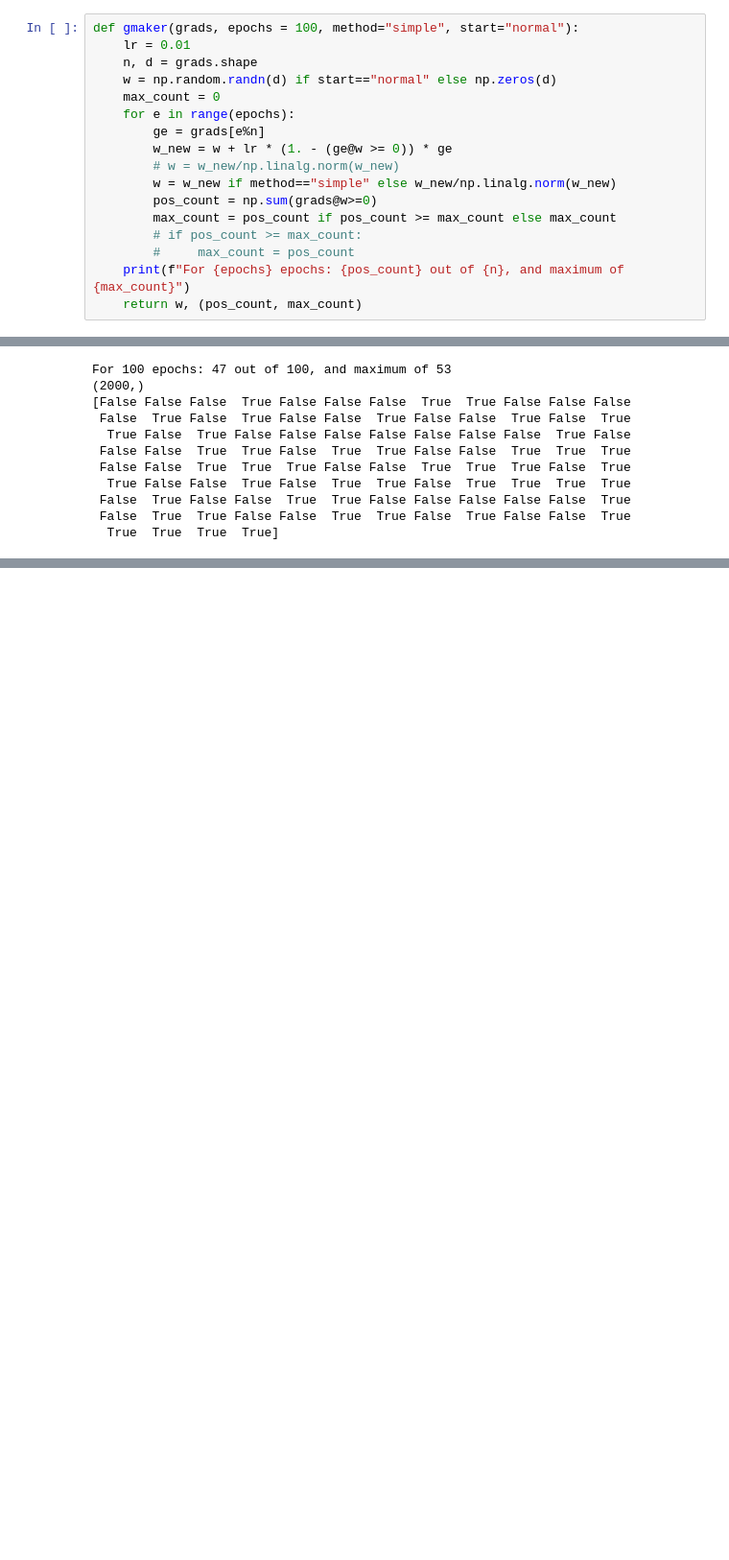
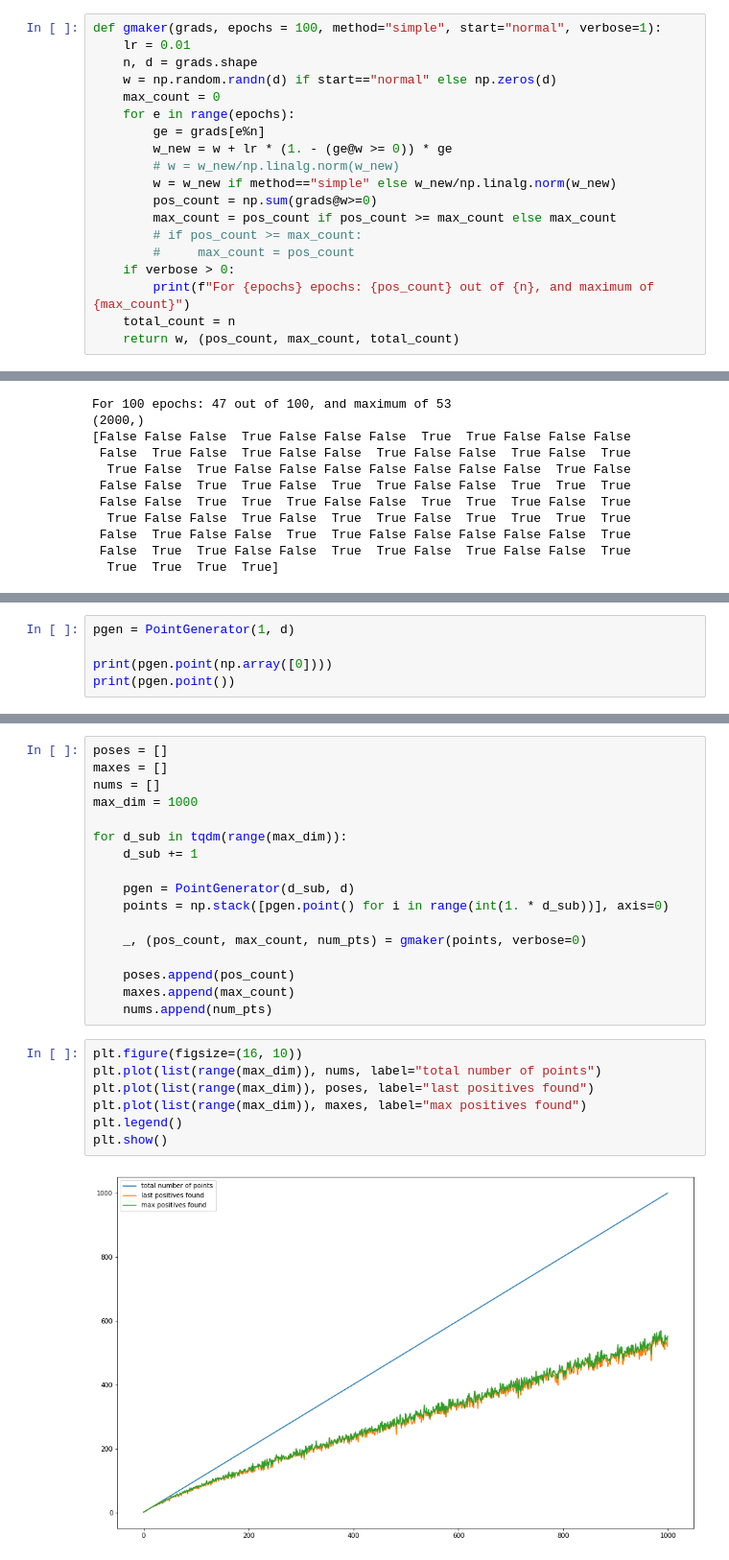
Before and after one commit to m-mehabadi/grad-maker, a Jupyter notebook: notebooks/Testing_GradientMaker.ipynb, the cells around one changed output, grey strips where cells are left out. Shown at 96% size. Cells and saved outputs as stored; diff of their text form; blank space fills up the shorter version.

Commit message:
Saving new plot

```diff
--- a/notebooks/Testing_GradientMaker.ipynb
+++ b/notebooks/Testing_GradientMaker.ipynb
@@ -17,7 +17,7 @@ import torch.optim as optim
 
 from tqdm import tqdm
 # %%
-def gmaker(grads, epochs = 100, method="simple", start="normal"):
+def gmaker(grads, epochs = 100, method="simple", start="normal", verbose=1):
     lr = 0.01
     n, d = grads.shape
     w = np.random.randn(d) if start=="normal" else np.zeros(d)
@@ -31,8 +31,10 @@ def gmaker(grads, epochs = 100, method="simple", start="normal"):
         max_count = pos_count if pos_count >= max_count else max_count
         # if pos_count >= max_count:
         #     max_count = pos_count
-    print(f"For {epochs} epochs: {pos_count} out of {n}, and maximum of {max_count}")
-    return w, (pos_count, max_count)
+    if verbose > 0:
+        print(f"For {epochs} epochs: {pos_count} out of {n}, and maximum of {max_count}")
+    total_count = n
+    return w, (pos_count, max_count, total_count)
 # %% [markdown]
 ### Testcases
 
@@ -95,0 +119,5 @@ For 100 epochs: 47 out of 100, and maximum of 53
+# %%
+pgen = PointGenerator(1, d)
+
+print(pgen.point(np.array([0])))
+print(pgen.point())
@@ -95,0 +128,26 @@ For 100 epochs: 47 out of 100, and maximum of 53
+# %%
+poses = []
+maxes = []
+nums = []
+max_dim = 1000
+
+for d_sub in tqdm(range(max_dim)):
+    d_sub += 1
+
+    pgen = PointGenerator(d_sub, d)
+    points = np.stack([pgen.point() for i in range(int(1. * d_sub))], axis=0)
+
+    _, (pos_count, max_count, num_pts) = gmaker(points, verbose=0)
+
+    poses.append(pos_count)
+    maxes.append(max_count)
+    nums.append(num_pts)
+# %%
+plt.figure(figsize=(16, 10))
+plt.plot(list(range(max_dim)), nums, label="total number of points")
+plt.plot(list(range(max_dim)), poses, label="last positives found")
+plt.plot(list(range(max_dim)), maxes, label="max positives found")
+plt.legend()
+plt.show()
+# %% [output]
+[figure, added]
```
Also changed, not shown: parts of 4 cells of this notebook.
